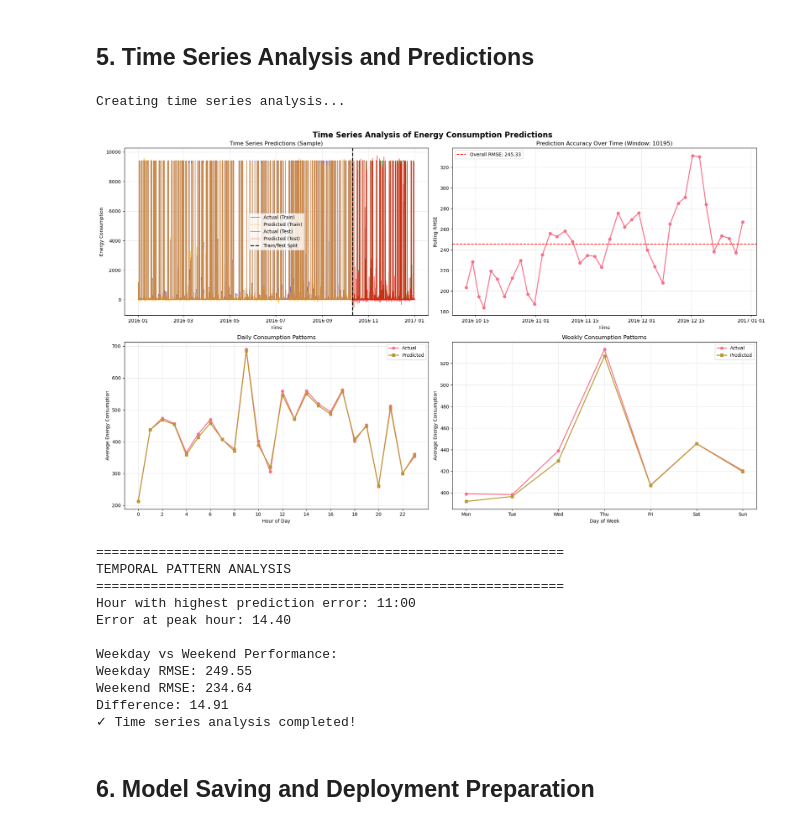
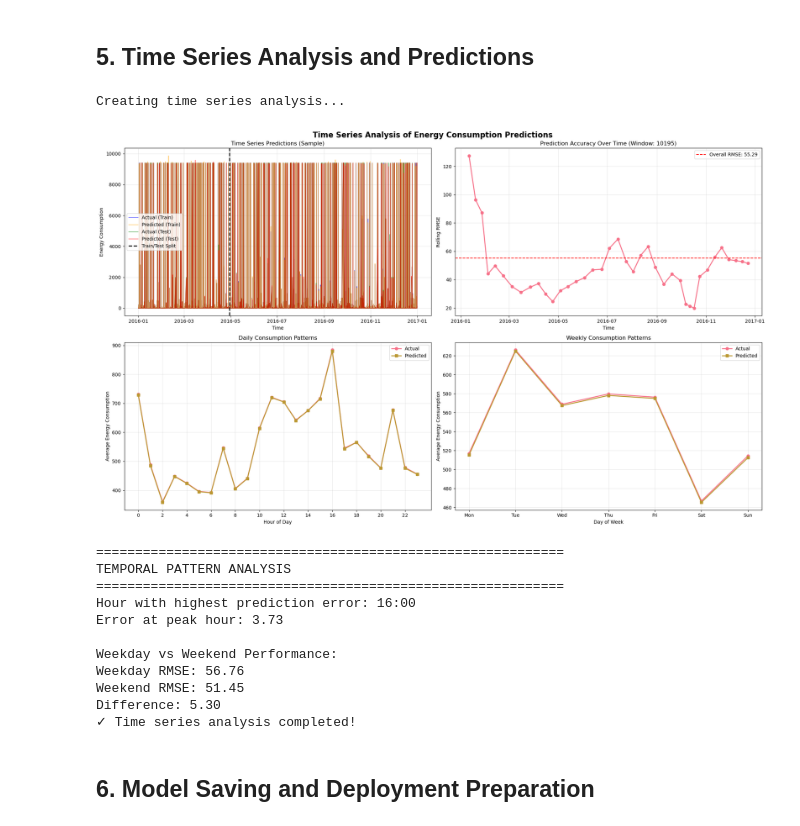
Before and after one commit to VG776/Energy-consumption-forecasting, a Jupyter notebook: notebooks/lgbm_model.ipynb, the cells around one changed output. Saved outputs shown, nothing was run; the diff lists cells and outputs as text; code cells hidden in the pictures.

Commit message:
lgbm fully trained

```diff
--- a/notebooks/lgbm_model.ipynb
+++ b/notebooks/lgbm_model.ipynb
@@ -771,9 +1168,9 @@ if has_timestamp:
     # Create predictions dataframe for analysis
     predictions_df = pd.DataFrame({
         'timestamp': pd.concat([timestamps_train, timestamps_test]),
-        'actual': pd.concat([y_train, y_test]),
+        'actual': pd.concat([y_train_original, y_test_original]),
         'predicted': np.concatenate([y_train_pred, y_test_pred]),
-        'split': ['train'] * len(y_train) + ['test'] * len(y_test)
+        'split': ['train'] * len(y_train_original) + ['test'] * len(y_test_original)
     })
 
     # Sample data for visualization (to avoid overcrowding)
@@ -882,44 +1279,44 @@ if has_timestamp:
     hourly_diff = np.abs(hourly_actual - hourly_predicted)
     peak_error_hour = hourly_diff.idxmax()
     print(f"Hour with highest prediction error: {peak_error_hour:02d}:00")
     print(f"Error at peak hour: {hourly_diff[peak_error_hour]:.2f}")
 
     # Weekend vs weekday analysis
     weekday_mask = test_with_time['dayofweek'] < 5
     weekend_mask = test_with_time['dayofweek'] >= 5
 
     weekday_rmse = np.sqrt(mean_squared_error(
         test_with_time[weekday_mask]['actual'],
         test_with_time[weekday_mask]['predicted']
     ))
     weekend_rmse = np.sqrt(mean_squared_error(
         test_with_time[weekend_mask]['actual'],
         test_with_time[weekend_mask]['predicted']
     ))
 
     print(f"\nWeekday vs Weekend Performance:")
     print(f"Weekday RMSE: {weekday_rmse:.2f}")
     print(f"Weekend RMSE: {weekend_rmse:.2f}")
     print(f"Difference: {abs(weekday_rmse - weekend_rmse):.2f}")
 
 else:
     print("! Timestamp not available - skipping time series analysis")
     print("Time series visualizations require timestamp column in the dataset")
 
 print("✓ Time series analysis completed!")
 # %% [output]
 Creating time series analysis...
-[figure, old version]
+[figure, new version]
 ============================================================
 TEMPORAL PATTERN ANALYSIS
 ============================================================
-Hour with highest prediction error: 11:00
-Error at peak hour: 14.40
+Hour with highest prediction error: 16:00
+Error at peak hour: 3.73
 
 Weekday vs Weekend Performance:
-Weekday RMSE: 249.55
-Weekend RMSE: 234.64
-Difference: 14.91
+Weekday RMSE: 56.76
+Weekend RMSE: 51.45
+Difference: 5.30
 ✓ Time series analysis completed!
 # %% [markdown]
 ## 6. Model Saving and Deployment Preparation
```
Also changed, not shown: parts of 5 cells of this notebook, 8 other files.
